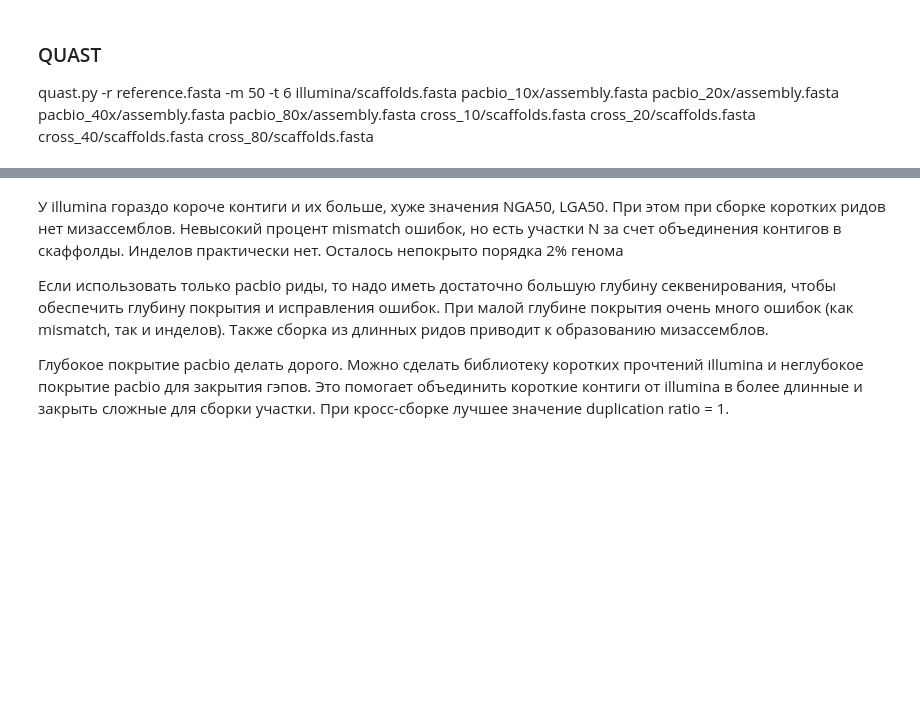
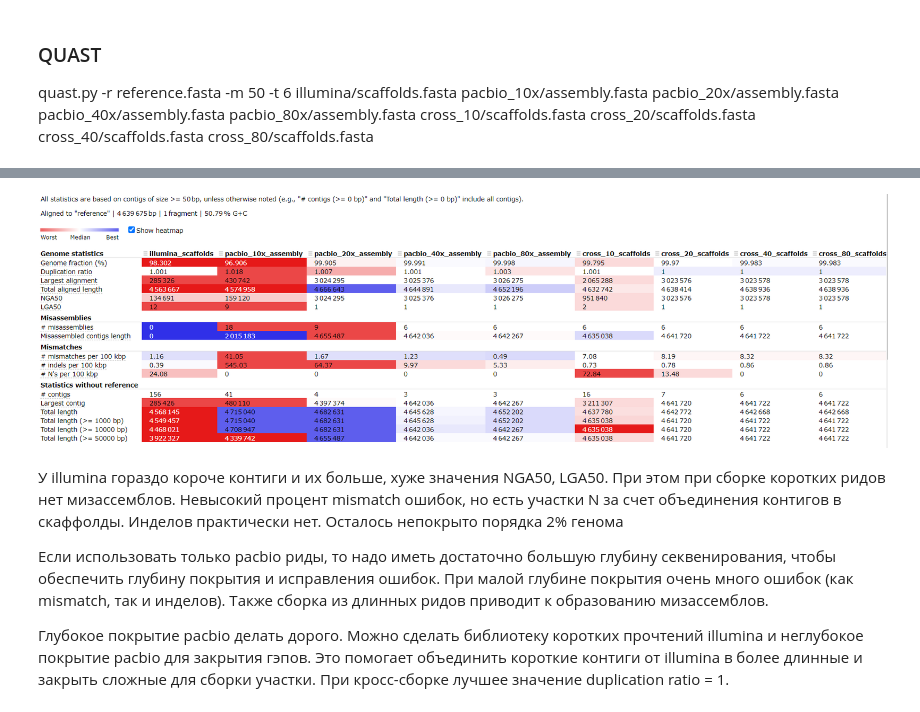
Before and after one commit to ivartb/bioinf_NGS, a Jupyter notebook: NGS_HW6.ipynb, the cells around one changed output, grey strips where cells are left out. Cells and saved outputs as stored; diff of their text form; code cells hidden in the pictures; blank space fills up the shorter version.

```diff
--- a/NGS_HW6.ipynb
+++ b/NGS_HW6.ipynb
@@ -29,3 +27,8 @@ quast.py -r reference.fasta -m 50 -t 6 illumina/scaffolds.fasta pacbio_10x/assem
+# %%
+from IPython.display import Image
+Image("img_hw6/quast_stats.png")
+# %% [output]
+[figure, added]
 # %% [markdown]
 У illumina гораздо короче контиги и их больше, хуже значения NGA50, LGA50. При этом при сборке коротких ридов нет мизассемблов. Невысокий процент mismatch ошибок, но есть участки N за счет объединения контигов в скаффолды. Инделов практически нет. Осталось непокрыто порядка 2% генома
 
```
Also changed, not shown: parts of 3 cells of this notebook.
